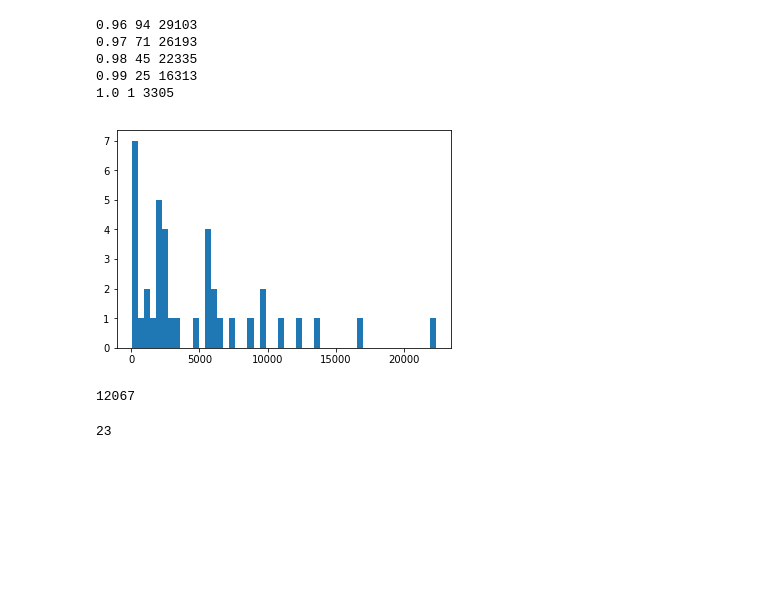
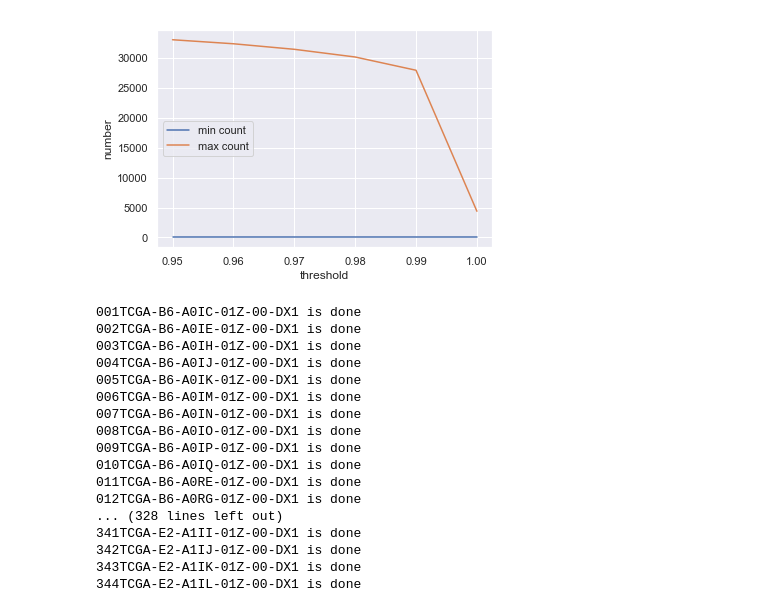
Before and after one commit to KiyoshiMu/Survival-Analysis-by-Breast-Cancer-Slides, a Jupyter notebook: notebook/NesNet.ipynb, the cells around one changed output. Saved outputs shown, nothing was run; the diff lists cells and outputs as text; code cells hidden in the pictures; blank space fills up the shorter version.

```diff
--- a/notebook/NesNet.ipynb
+++ b/notebook/NesNet.ipynb
@@ -44,17 +101,7 @@ def profile_count(case_dict):
+# %%
+a.update(b)
+a.update(c)
+result = a
+case_dict = to_case(result)
 # %%
 case_count = profile_count(case_dict)
-# %%
-def profile_threshold(case_dict, result, threshold=0.98):
-    outcome = defaultdict(list)
-    threshes = np.arange(0.96, 1.00, 0.01)
-    thresh_temp = {thresh:defaultdict(int) for thresh in threshes}
-    for case_n, areas in case_dict.items():
-        for area in areas:
-            p = result[area]
-            loc = round(p-0.004, 2)
-            if loc in thresh_temp.keys():
-                thresh_temp[loc][case_n] += 1
-            if p >= threshold:
-                outcome[case_n].append(area)
-
-    return outcome, thresh_temp
@@ -77,10 +108,3 @@ selected_area, thresh_temp = profile_threshold(case_dict, result)
 # %%
-threshes = np.arange(0.96, 1.00, 0.01)
-refine_thresh_temp(thresh_temp, threshes, 0.98)
+threshes = np.arange(0.95, 1.00, 0.01)
+selected_area, thresh_num_temp = profile_threshold(case_dict, result, threshes=threshes)
-# %% [output]
-0.96 94 29103
-0.97 71 26193
-0.98 45 22335
-0.99 25 16313
-1.0 1 3305
-[figure, removed]
@@ -89,8 +111,6 @@ lens = [len(areas) for areas in selected_area.values()]
-# %%
-max(lens)
-# %% [output]
-12067
-# %%
-min(lens)
-# %% [output]
-23
+# %%
+thresh_num = refine_thresh_num_temp(thresh_num_temp, threshes, case_dict)
+# %%
+population_plot(thresh_num)
+# %% [output]
+[figure, added]
@@ -97,3 +136,23 @@ min(lens)
+# %%
+extract('j:/archive/', selected_area)
+# %% [output]
+001TCGA-B6-A0IC-01Z-00-DX1 is done
+002TCGA-B6-A0IE-01Z-00-DX1 is done
+003TCGA-B6-A0IH-01Z-00-DX1 is done
+004TCGA-B6-A0IJ-01Z-00-DX1 is done
+005TCGA-B6-A0IK-01Z-00-DX1 is done
+006TCGA-B6-A0IM-01Z-00-DX1 is done
+007TCGA-B6-A0IN-01Z-00-DX1 is done
+008TCGA-B6-A0IO-01Z-00-DX1 is done
+009TCGA-B6-A0IP-01Z-00-DX1 is done
+010TCGA-B6-A0IQ-01Z-00-DX1 is done
+011TCGA-B6-A0RE-01Z-00-DX1 is done
+012TCGA-B6-A0RG-01Z-00-DX1 is done
+... (328 lines left out)
+341TCGA-E2-A1II-01Z-00-DX1 is done
+342TCGA-E2-A1IJ-01Z-00-DX1 is done
+343TCGA-E2-A1IK-01Z-00-DX1 is done
+344TCGA-E2-A1IL-01Z-00-DX1 is done
 # %%
 def download_fps(selected_area):
     with open('selected_area.txt', 'w+') as command:
```
Also changed, not shown: parts of 19 cells of this notebook.
